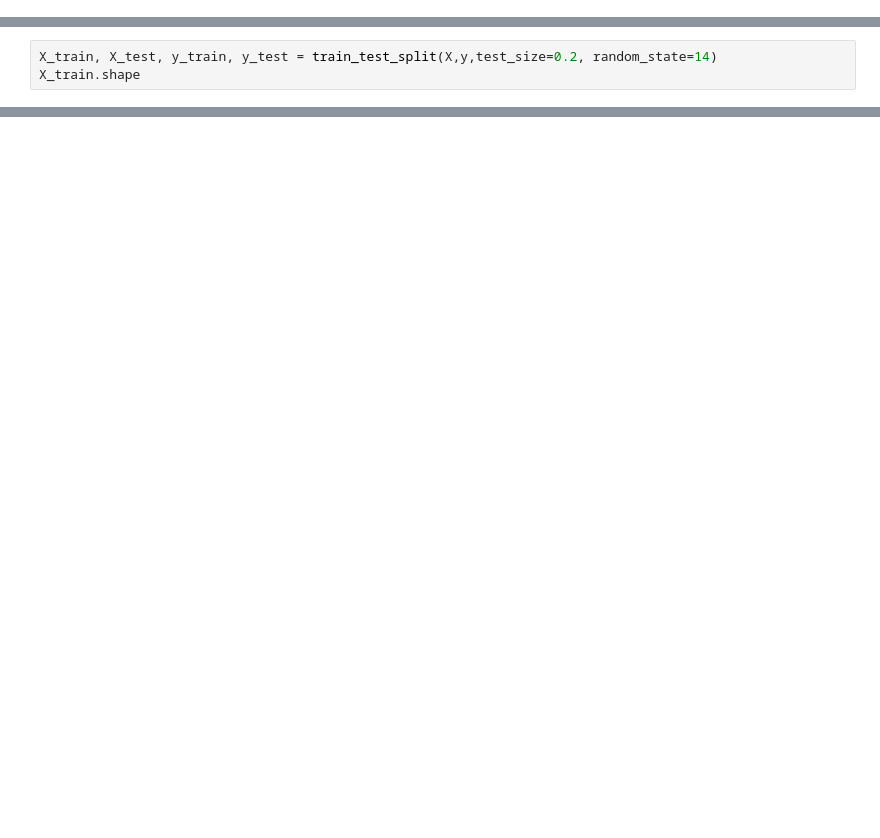
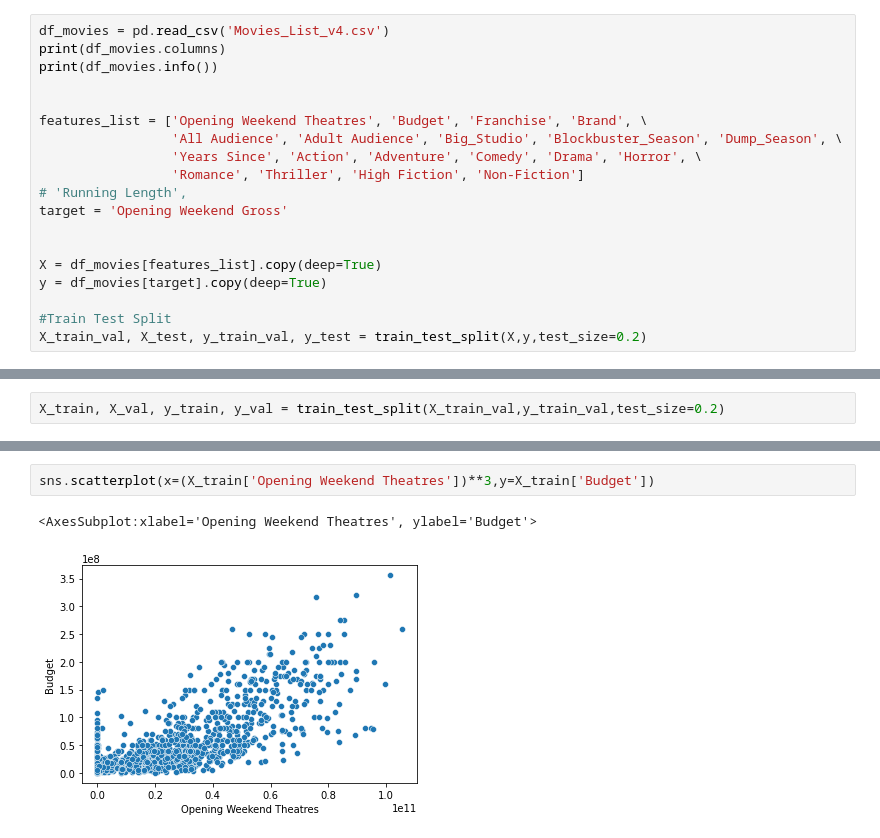
Before and after one commit to navish92/Predicting_Movie_Opening_Weekend, a Jupyter notebook: Feature_Engineering_Scaling_and_Modeling.ipynb, the cells around one changed output, grey strips where cells are left out. Cells and saved outputs as stored; diff of their text form; blank space fills up the shorter version.

```diff
--- a/Feature_Engineering_Scaling_and_Modeling.ipynb
+++ b/Feature_Engineering_Scaling_and_Modeling.ipynb
@@ -88,0 +21,19 @@ X
+# %%
+df_movies = pd.read_csv('Movies_List_v4.csv')
+print(df_movies.columns)
+print(df_movies.info())
+
+
+features_list = ['Opening Weekend Theatres', 'Budget', 'Franchise', 'Brand', \
+                 'All Audience', 'Adult Audience', 'Big_Studio', 'Blockbuster_Season', 'Dump_Season', \
+                 'Years Since', 'Action', 'Adventure', 'Comedy', 'Drama', 'Horror', \
+                 'Romance', 'Thriller', 'High Fiction', 'Non-Fiction']
+# 'Running Length',
+target = 'Opening Weekend Gross'
+
+
+X = df_movies[features_list].copy(deep=True)
+y = df_movies[target].copy(deep=True)
+
+#Train Test Split
+X_train_val, X_test, y_train_val, y_test = train_test_split(X,y,test_size=0.2)
@@ -89,3 +58,2 @@ X
 # %%
-X_train, X_test, y_train, y_test = train_test_split(X,y,test_size=0.2, random_state=14)
-X_train.shape
+X_train, X_val, y_train, y_val = train_test_split(X_train_val,y_train_val,test_size=0.2)
@@ -93,0 +65,5 @@ X_train.shape
+# %%
+sns.scatterplot(x=(X_train['Opening Weekend Theatres'])**3,y=X_train['Budget'])
+# %% [output]
+<AxesSubplot:xlabel='Opening Weekend Theatres', ylabel='Budget'>
+[figure, added]
```
Also changed, not shown: parts of 23 cells of this notebook.
